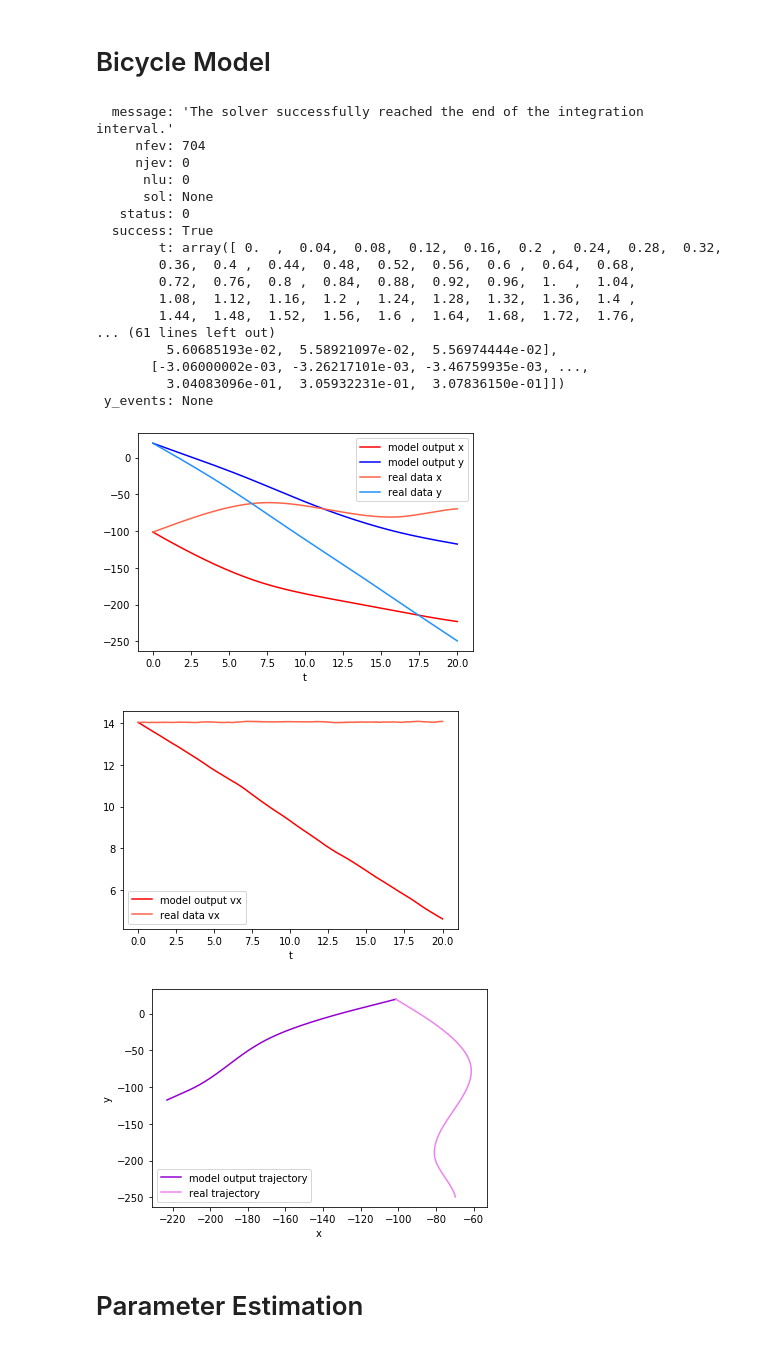
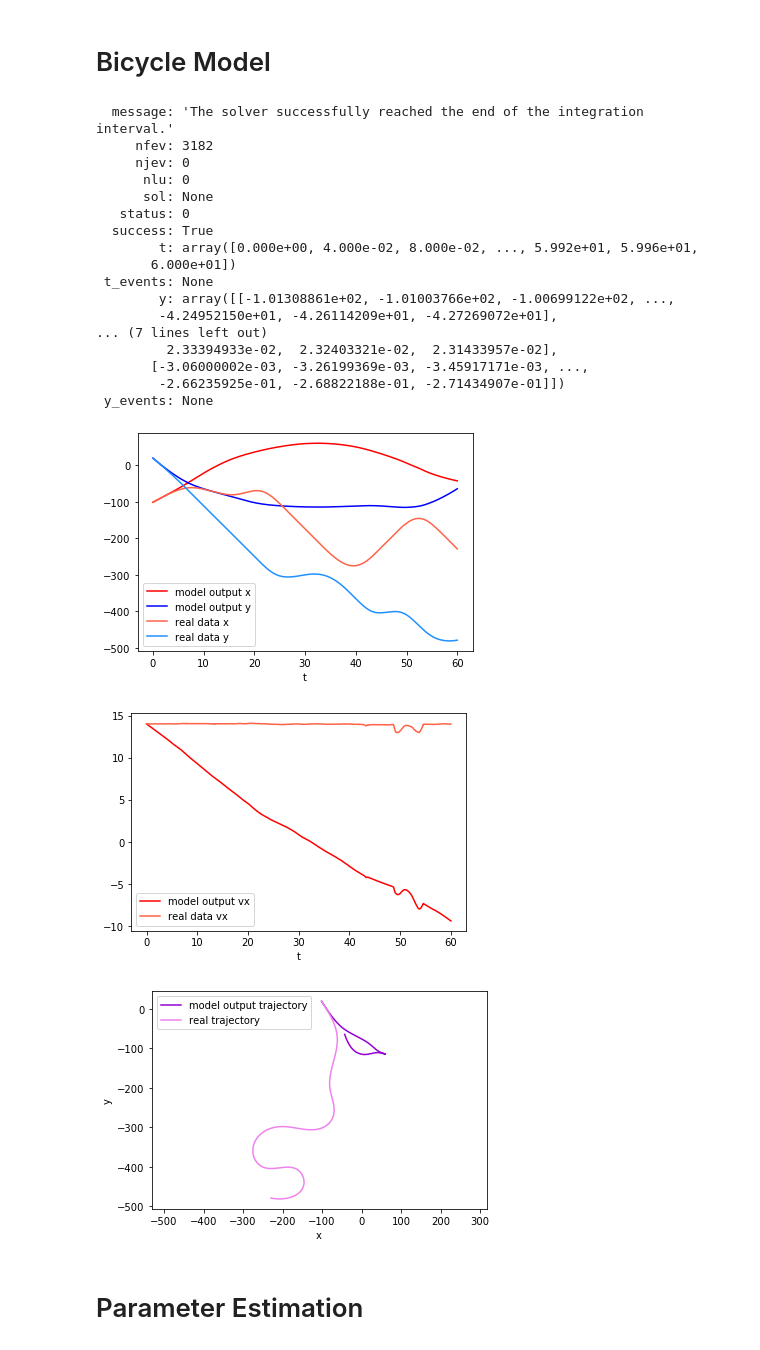
Before and after one commit to kying18/param-estimation, a Jupyter notebook: Bicycle Model.ipynb, the cells around one changed output. Saved outputs shown, nothing was run; the diff lists cells and outputs as text; code cells hidden in the pictures.

```diff
--- a/Bicycle Model.ipynb
+++ b/Bicycle Model.ipynb
@@ -25,7 +28,7 @@ data.head()
 # %% [markdown]
 # Bicycle Model
 # %%
-def tire_force(alpha, Fz, p):
+df['psi'] += math.pi/2def tire_force(alpha, Fz, p):
     m, l, lf, lr, Iz, cornering_stiff, sample_fz, rho, cla = p
     return -alpha * cornering_stiff * (Fz / sample_fz)
 
@@ -95,7 +98,7 @@ def kinematic_model(t, x, p):
 # %%
 # defining our variables for our simulated data
 y0 = [data[c][0] for c in data.columns[1:7]]
-timespan = 20
+timespan = 60
 num_pts = 25*timespan + 1
 tspan = np.linspace(0, timespan, num_pts)
 p0 = (m, l, lf, lr, Iz, cornering_stiff, sample_fz, rho, cla) = (357, 2.971, 2.01, 0.960, 550.0, 125116, 4000, 1.225, -1.034)
@@ -109,21 +112,21 @@ sol = solve_ivp(kinematic_model, (0, timespan), y0, t_eval=tspan, args=(p0,), rt
 sol
 # %% [output]
   message: 'The solver successfully reached the end of the integration interval.'
-     nfev: 704
+     nfev: 3182
      njev: 0
       nlu: 0
       sol: None
    status: 0
   success: True
-        t: array([ 0.  ,  0.04,  0.08,  0.12,  0.16,  0.2 ,  0.24,  0.28,  0.32,
-        0.36,  0.4 ,  0.44,  0.48,  0.52,  0.56,  0.6 ,  0.64,  0.68,
-        0.72,  0.76,  0.8 ,  0.84,  0.88,  0.92,  0.96,  1.  ,  1.04,
-        1.08,  1.12,  1.16,  1.2 ,  1.24,  1.28,  1.32,  1.36,  1.4 ,
-        1.44,  1.48,  1.52,  1.56,  1.6 ,  1.64,  1.68,  1.72,  1.76,
-... (61 lines left out)
-         5.60685193e-02,  5.58921097e-02,  5.56974444e-02],
-       [-3.06000002e-03, -3.26217101e-03, -3.46759935e-03, ...,
-         3.04083096e-01,  3.05932231e-01,  3.07836150e-01]])
+        t: array([0.000e+00, 4.000e-02, 8.000e-02, ..., 5.992e+01, 5.996e+01,
+       6.000e+01])
+ t_events: None
+        y: array([[-1.01308861e+02, -1.01003766e+02, -1.00699122e+02, ...,
+        -4.24952150e+01, -4.26114209e+01, -4.27269072e+01],
+... (7 lines left out)
+         2.33394933e-02,  2.32403321e-02,  2.31433957e-02],
+       [-3.06000002e-03, -3.26199369e-03, -3.45917171e-03, ...,
+        -2.66235925e-01, -2.68822188e-01, -2.71434907e-01]])
  y_events: None
 # %%
 # let's plot this solution to see what it looks like against the real
@@ -139,7 +142,7 @@ plt.legend(loc='best')
 plt.xlabel('t')
 plt.show()
 # %% [output]
-[figure, old version]
+[figure, new version]
 # %%
 # let's plot this solution to see what it looks like against the real
 plt.plot(tspan, sol.y[3,:], 'r', label='model output vx')
@@ -154,18 +157,19 @@ plt.legend(loc='best')
 plt.xlabel('t')
 plt.show()
 # %% [output]
-[figure, old version]
+[figure, new version]
 # %%
 # let's plot just the xy trajectory
 plt.plot(sol.y[0, :], sol.y[1, :], 'darkviolet', label='model output trajectory')
 plt.plot(data['x'][:num_pts], data['y'][:num_pts], 'violet', label='real trajectory')
 # plt.plot(data['x'], data['y'], 'violet', label='real trajectory')
+plt.axis('equal')
 plt.legend(loc='best')
 plt.xlabel('x')
 plt.ylabel('y')
 plt.show()
 # %% [output]
-[figure, old version]
+[figure, new version]
 # %% [markdown]
 # Parameter Estimation
 # %%
```
Also changed, not shown: parts of 2 cells of this notebook, 3 other files.
